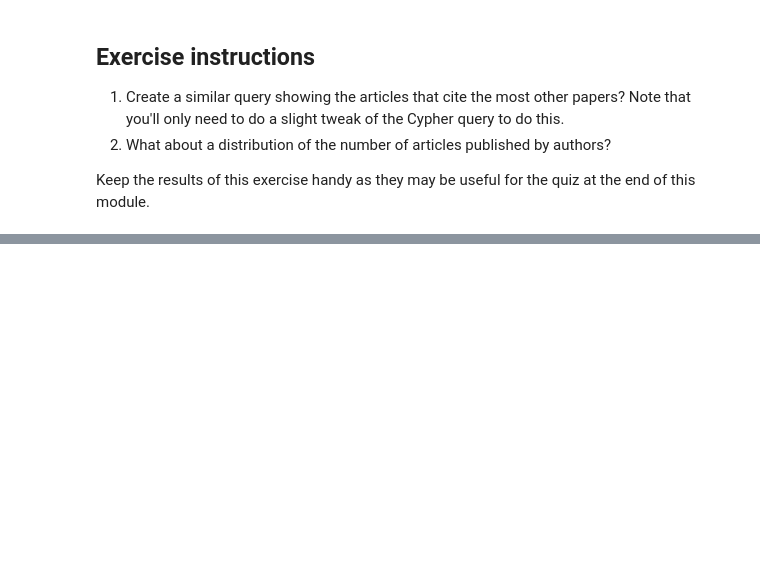
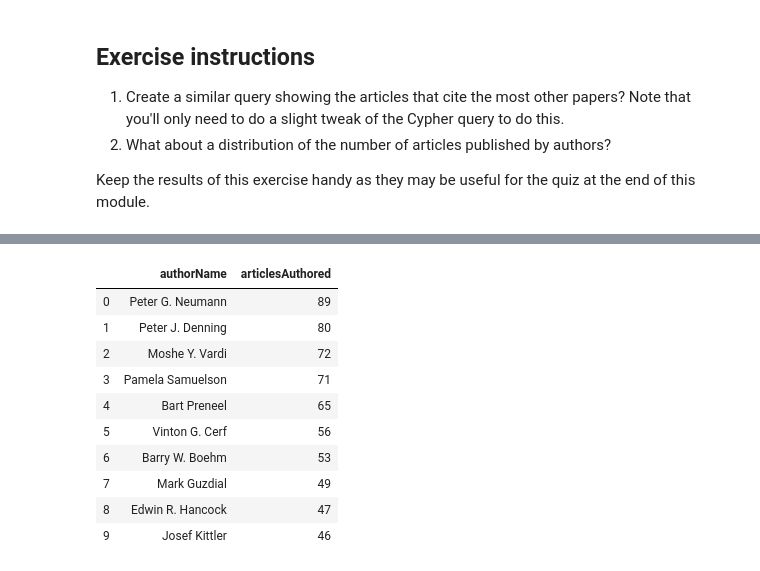
Before and after one commit to daddyjab/GraphDB_Notes, a Jupyter notebook: 02_EDA.ipynb, the cells around one changed output, grey strips where cells are left out. Cells and saved outputs as stored; diff of their text form; code cells hidden in the pictures; blank space fills up the shorter version.

```diff
--- a/02_EDA.ipynb
+++ b/02_EDA.ipynb
@@ -130,0 +187,23 @@ Keep the results of this exercise handy as they may be useful for the quiz at th
+# %%
+# Number of articles published by authors
+exploratory_query = """
+MATCH (author:Author)<-[:AUTHOR]-(article:Article)
+RETURN author.name AS authorName, count(article) as articlesAuthored
+ORDER BY articlesAuthored DESC, authorName
+LIMIT 10
+"""
+
+auth_df = graph.run(exploratory_query).to_data_frame()
+auth_df
+# %% [output]
+|  | authorName | articlesAuthored |
+| 0 | Peter G. Neumann | 89 |
+| 1 | Peter J. Denning | 80 |
+| 2 | Moshe Y. Vardi | 72 |
+| 3 | Pamela Samuelson | 71 |
+| 4 | Bart Preneel | 65 |
+| 5 | Vinton G. Cerf | 56 |
+| 6 | Barry W. Boehm | 53 |
+| 7 | Mark Guzdial | 49 |
+| 8 | Edwin R. Hancock | 47 |
+| 9 | Josef Kittler | 46 |
```
Also changed, not shown: parts of 10 cells of this notebook, 3 other files.
